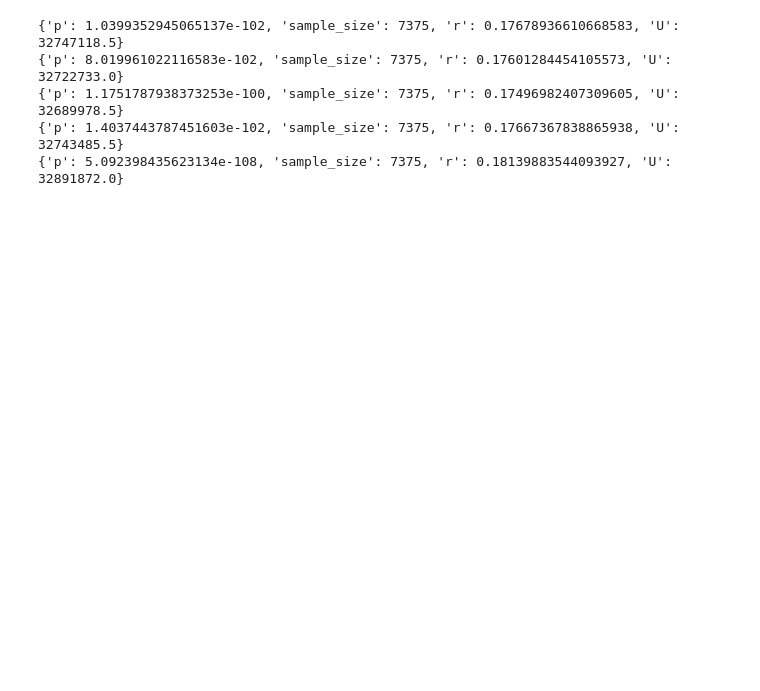
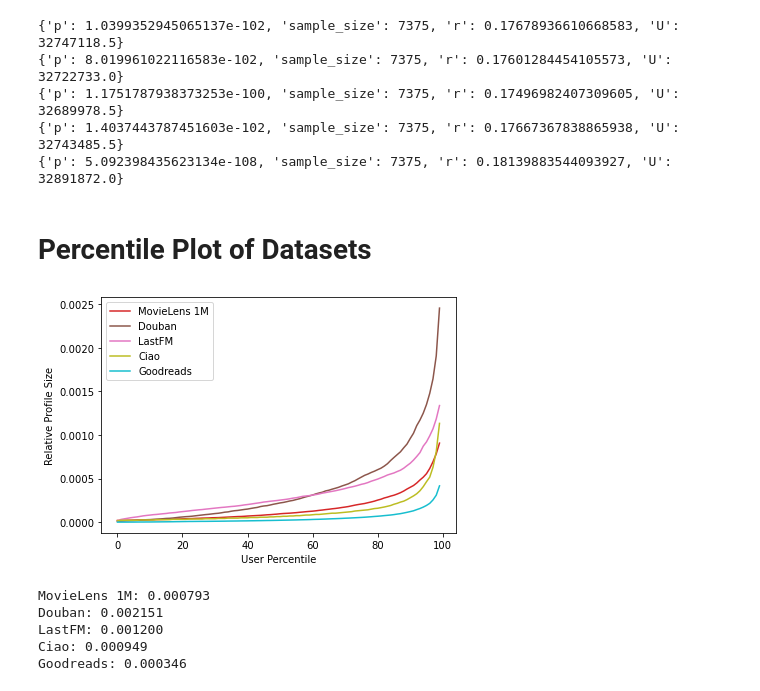
Before and after one commit to pmuellner/ReuseKNN, a Jupyter notebook: Rating Prediction Visualizations.ipynb, the cells around one changed output. Cells and saved outputs as stored; diff of their text form; code cells hidden in the pictures; blank space fills up the shorter version.

```diff
--- a/Rating Prediction Visualizations.ipynb
+++ b/Rating Prediction Visualizations.ipynb
@@ -950,7 +1018,7 @@ gain_reuse: 0.006656
 # %%
 for m in ["expect", "expect_reuse"]:
     for fold in range(len(significance_tests[m])):
-        p = significance_tests["expect"][fold]["mean_absolute_error"]["=="][k_idx]["p"]
+        p = significance_tests["expect"][fold]["mean_absolute_error"]["=="][1]["p"]
         p_values.append(p)
 
     print("%s: %f" % (m, np.max(p_values)))
@@ -1001,3 +1123,11 @@ for f in range(5):
 {'p': 1.1751787938373253e-100, 'sample_size': 7375, 'r': 0.17496982407309605, 'U': 32689978.5}
 {'p': 1.4037443787451603e-102, 'sample_size': 7375, 'r': 0.17667367838865938, 'U': 32743485.5}
 {'p': 5.092398435623134e-108, 'sample_size': 7375, 'r': 0.18139883544093927, 'U': 32891872.0}
+# %% [markdown]
+# Percentile Plot of Datasets
+# %%
+ml_df = pd.read_csv("data/ml-1m/ratings.dat", sep="::", names=["user_id", "item_id", "rating", "timestamp"])
+douban_df = pd.read_csv("data/douban/douban.csv", sep=";", names=["user_id", "item_id", "rating"])
+lfm_df = pd.read_csv("data/lfm/artist_ratings.csv", sep=";", names=["user_id", "item_id", "rating"])
+ciao_df = pd.read_csv("data/ciao/ciao.csv", sep=";", names=["user_id", "item_id", "rating"])
+goodreads_df = pd.read_csv("data/goodreads/sample.csv", sep=";", names=["user_id", "item_id", "rating"])
@@ -1003,0 +1140,56 @@ for f in range(5):
+# %%
+rel_profile_size_ml = ml_df.groupby("user_id").size() / len(ml_df)
+rel_profile_size_douban = douban_df.groupby("user_id").size() / len(douban_df)
+rel_profile_size_lfm = lfm_df.groupby("user_id").size() / len(lfm_df)
+rel_profile_size_ciao = ciao_df.groupby("user_id").size() / len(ciao_df)
+rel_profile_size_goodreads = goodreads_df.groupby("user_id").size() / len(goodreads_df)
+# %%
+%matplotlib inline
+percentiles = defaultdict(list)
+for p in np.arange(0, 100, 1):
+    percentiles["ml"].append(np.percentile(rel_profile_size_ml, p))
+    percentiles["douban"].append(np.percentile(rel_profile_size_douban, p))
+    percentiles["lfm"].append(np.percentile(rel_profile_size_lfm, p))
+    percentiles["ciao"].append(np.percentile(rel_profile_size_ciao, p))
+    percentiles["goodreads"].append(np.percentile(rel_profile_size_goodreads, p))
+
+plt.plot(percentiles["ml"], label="MovieLens 1M", c="C3")
+plt.plot(percentiles["douban"], label="Douban", c="C5")
+plt.plot(percentiles["lfm"], label="LastFM", c="C6")
+plt.plot(percentiles["ciao"], label="Ciao", c="C8")
+plt.plot(percentiles["goodreads"], label="Goodreads", c="C9")
+plt.legend()
+
+plt.xlabel("User Percentile")
+plt.ylabel("Relative Profile Size")
+plt.tight_layout()
+# %% [output]
+[figure, added]
+# %%
+f = 0.05
+
+n = np.round(len(rel_profile_size_ml) * f).astype(int)
+v = rel_profile_size_ml.sort_values(ascending=False).head(n).mean()
+print("MovieLens 1M: %f" % (v))
+
+n = np.round(len(rel_profile_size_douban) * f).astype(int)
+v = rel_profile_size_douban.sort_values(ascending=False).head(n).mean()
+print("Douban: %f" % (v))
+
+n = np.round(len(rel_profile_size_lfm) * f).astype(int)
+v = rel_profile_size_lfm.sort_values(ascending=False).head(n).mean()
+print("LastFM: %f" % (v))
+
+n = np.round(len(rel_profile_size_ciao) * f).astype(int)
+v = rel_profile_size_ciao.sort_values(ascending=False).head(n).mean()
+print("Ciao: %f" % (v))
+
+n = np.round(len(rel_profile_size_goodreads) * f).astype(int)
+v = rel_profile_size_goodreads.sort_values(ascending=False).head(n).mean()
+print("Goodreads: %f" % (v))
+# %% [output]
+MovieLens 1M: 0.000793
+Douban: 0.002151
+LastFM: 0.001200
+Ciao: 0.000949
+Goodreads: 0.000346
```
Also changed, not shown: parts of 17 cells of this notebook, 2 other files.
